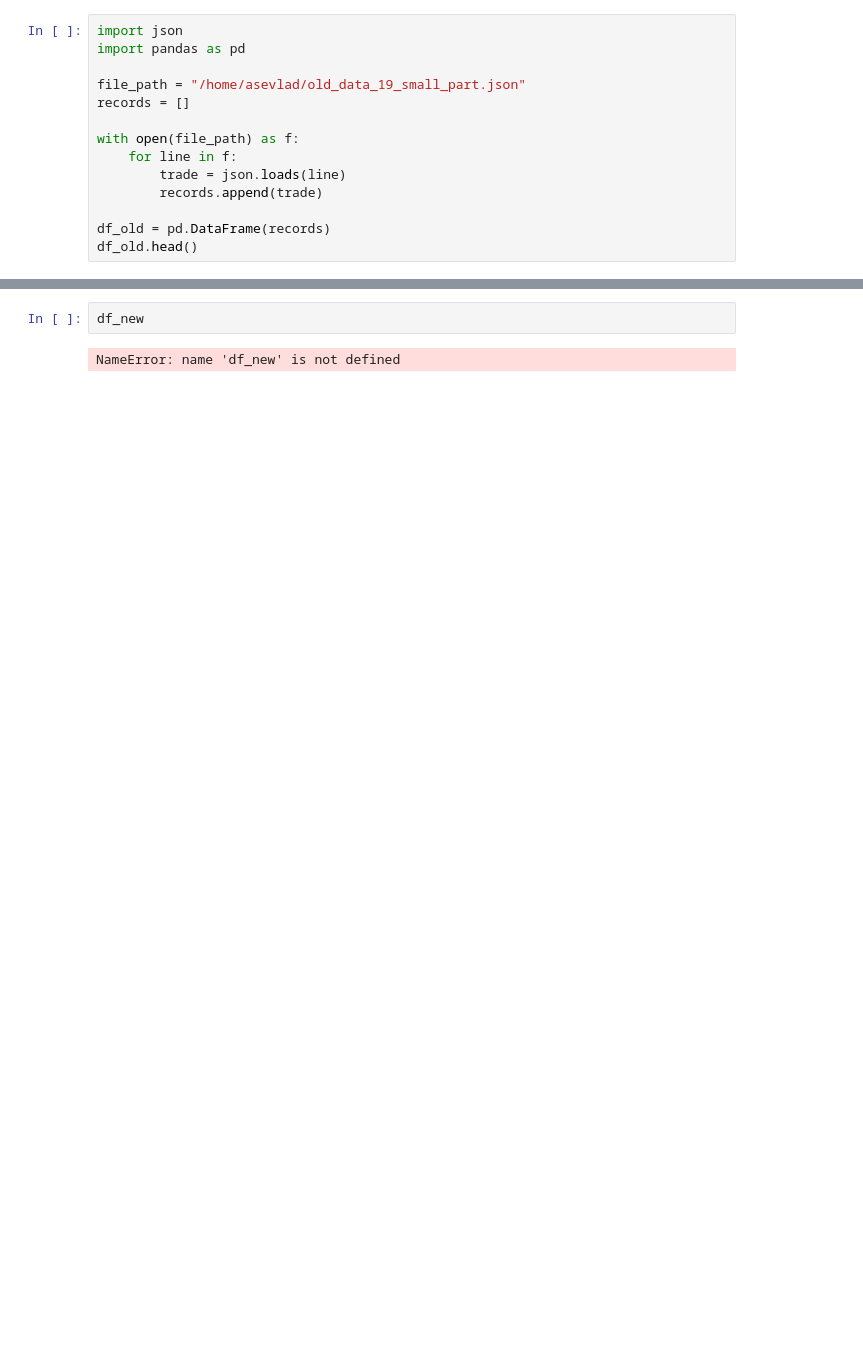
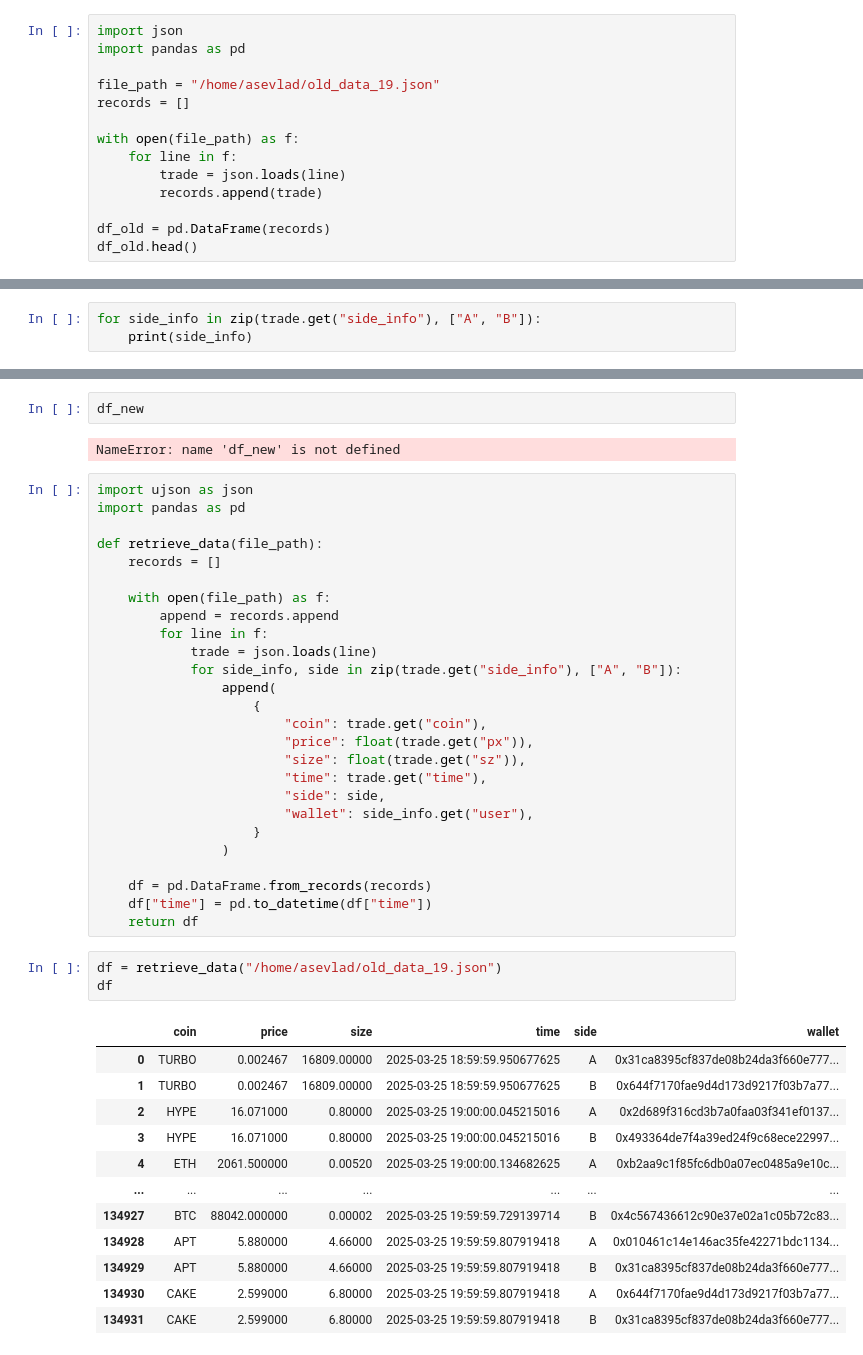
Before and after one commit to ASEVlad/Hyperliquid_Wash_Trading_detection, a Jupyter notebook: first_data_observations.ipynb, the cells around one changed output, grey strips where cells are left out. Drawn from its saved outputs; the diff is of its cells as text; blank space fills up the shorter version.

Commit message:
data analysis

```diff
--- a/test.ipynb
+++ b/first_data_observations.ipynb
@@ -207,7 +207,7 @@ Name: count, dtype: int64
 import json
 import pandas as pd
 
-file_path = "/home/asevlad/old_data_19_small_part.json"
+file_path = "/home/asevlad/old_data_19.json"
 records = []
 
 with open(file_path) as f:
@@ -226,0 +257,3 @@ df_old.head()
+# %%
+for side_info in zip(trade.get("side_info"), ["A", "B"]):
+    print(side_info)
@@ -244,3 +278,45 @@ ValueError: non convertible value 2025-03-25T18:59:59.950677625 with the unit 'm
 df_new
 # %% [output]
 NameError: name 'df_new' is not defined
+# %%
+import ujson as json
+import pandas as pd
+
+def retrieve_data(file_path):
+    records = []
+
+    with open(file_path) as f:
+        append = records.append
+        for line in f:
+            trade = json.loads(line)
+            for side_info, side in zip(trade.get("side_info"), ["A", "B"]):
+                append(
+                    {
+                        "coin": trade.get("coin"),
+                        "price": float(trade.get("px")),
+                        "size": float(trade.get("sz")),
+                        "time": trade.get("time"),
+                        "side": side,
+                        "wallet": side_info.get("user"),
+                    }
+                )
+
+    df = pd.DataFrame.from_records(records)
+    df["time"] = pd.to_datetime(df["time"])
+    return df
+# %%
+df = retrieve_data("/home/asevlad/old_data_19.json")
+df
+# %% [output]
+|  | coin | price | size | time | side | wallet |
+| 0 | TURBO | 0.002467 | 16809.00000 | 2025-03-25 18:59:59.950677625 | A | 0x31ca8395cf837de08b24da3f660e777... |
+| 1 | TURBO | 0.002467 | 16809.00000 | 2025-03-25 18:59:59.950677625 | B | 0x644f7170fae9d4d173d9217f03b7a77... |
+| 2 | HYPE | 16.071000 | 0.80000 | 2025-03-25 19:00:00.045215016 | A | 0x2d689f316cd3b7a0faa03f341ef0137... |
+| 3 | HYPE | 16.071000 | 0.80000 | 2025-03-25 19:00:00.045215016 | B | 0x493364de7f4a39ed24f9c68ece22997... |
+| 4 | ETH | 2061.500000 | 0.00520 | 2025-03-25 19:00:00.134682625 | A | 0xb2aa9c1f85fc6db0a07ec0485a9e10c... |
+| ... | ... | ... | ... | ... | ... | ... |
+| 134927 | BTC | 88042.000000 | 0.00002 | 2025-03-25 19:59:59.729139714 | B | 0x4c567436612c90e37e02a1c05b72c83... |
+| 134928 | APT | 5.880000 | 4.66000 | 2025-03-25 19:59:59.807919418 | A | 0x010461c14e146ac35fe42271bdc1134... |
+| 134929 | APT | 5.880000 | 4.66000 | 2025-03-25 19:59:59.807919418 | B | 0x31ca8395cf837de08b24da3f660e777... |
+| 134930 | CAKE | 2.599000 | 6.80000 | 2025-03-25 19:59:59.807919418 | A | 0x644f7170fae9d4d173d9217f03b7a77... |
+| 134931 | CAKE | 2.599000 | 6.80000 | 2025-03-25 19:59:59.807919418 | B | 0x31ca8395cf837de08b24da3f660e777... |
```
Also changed, not shown: parts of 8 cells of this notebook, 1 other file.
